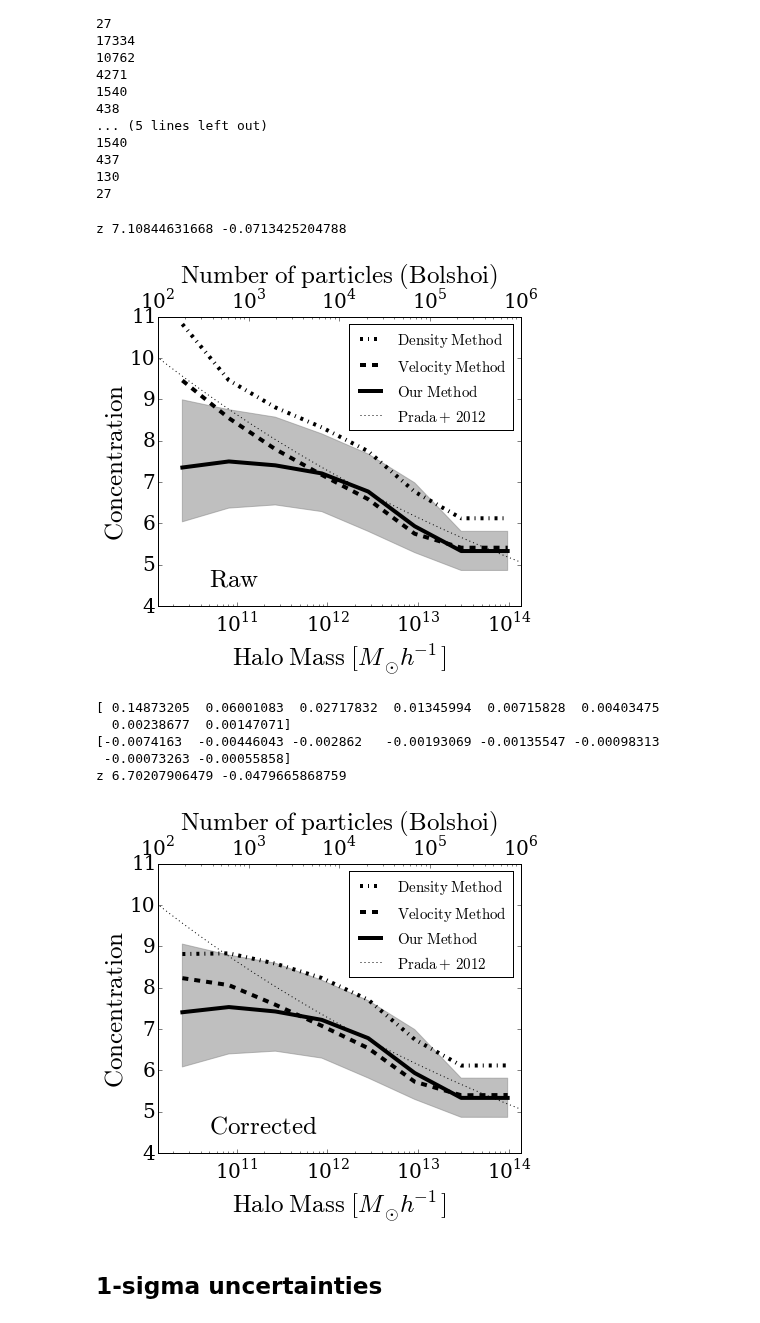
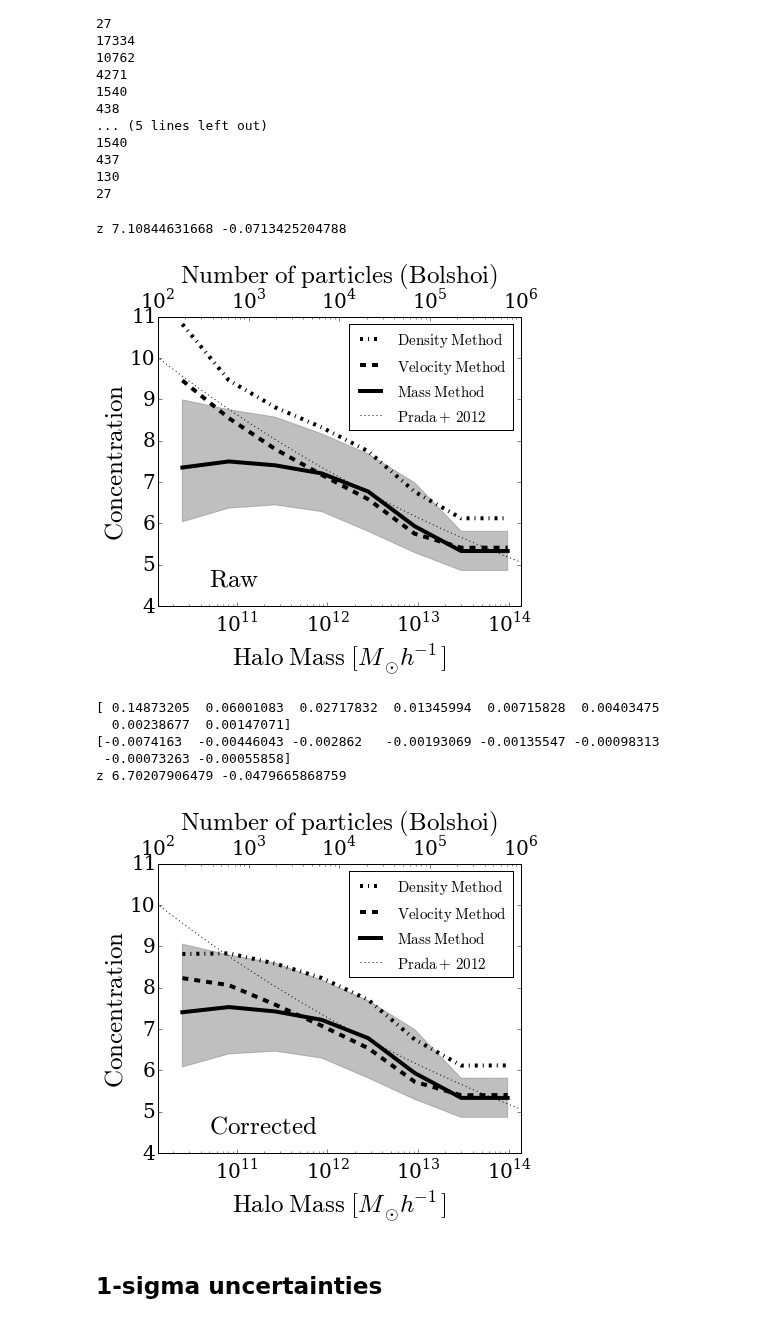
Before and after one commit to astroandes/MACH, a Jupyter notebook: plots/ComparisonPlots.ipynb, the cells around one changed output. Cells and saved outputs as stored; diff of their text form; code cells hidden in the pictures.

```diff
--- a/plots/ComparisonPlots.ipynb
+++ b/plots/ComparisonPlots.ipynb
@@ -376,7 +376,7 @@ enlarge_labels(ax,20)
 
 estilos = ['-.', '--', '-']
 colores = ['blue', 'green', 'red']
-origen = ['$\mathrm{Density\ Method}$','$\mathrm{Velocity\ Method}$','$\mathrm{Our\ Method}$']
+origen = ['$\mathrm{Density\ Method}$','$\mathrm{Velocity\ Method}$','$\mathrm{Mass\ Method}$']
 for i in range(3):
     ax.plot(10**mid_log_mass_interval,conc_median[:,i],'black',lw=4,linestyle=estilos[i], label=origen[i])
 
@@ -399,34 +399,34 @@ print "z", 10**z[1], z[0]
 
 #datos del fit
 # log_mass_range = np.linspace(10.0, 15.0, 100)
 # conc_theory = 10**z[1]*(10**log_mass_range/(1E12))**z[0]
 # ax.plot(10**log_mass_range, conc_theory,label='$\mathrm{nuestro}$')
 
 min_part = 1E2
 max_part = 1E6
 ax.legend(loc=1, borderaxespad=0.5, prop={'size':15})
 plt.xlim([min_part*bolshoi_particle_mass,max_part*bolshoi_particle_mass])
 #ax.plot(mid_log_mass_interval-np.log10(particle_mass),conc_median[:,0], lw=0)
 ax.set_ylim([4,10.0])
 #ax.set_yscale('log')
 
 ax2 = ax.twiny()
 enlarge_labels(ax2,20)
 
 plt.subplots_adjust(bottom=0.18, top=0.85)
 ax2.set_xscale('log')
 ax2.set_xlim([min_part,max_part])
 ax2.set_ylim([4,11.0])
 
 ax2.set_xlabel('$\mathrm{Number\ of\ particles\ (Bolshoi)}$',fontsize=25)
 ax.set_xscale('log')
 ax.set_xlabel('$\mathrm{Halo\ Mass}\ [M_{\odot} h^{-1}]$',fontsize=25)
 ax.set_ylabel('$\mathrm{Concentration}$',fontsize=25)
 ax.text(5E10, 4.5, r'$\mathrm{Raw}$', fontsize=25)
 plt.savefig('../paper/concentration_bolshoi.pdf', bbox_inches='tight')
 # %% [output]
 z 7.10844631668 -0.0713425204788
-[figure, old version]
+[figure, new version]
 # %%
 fig = plt.figure(figsize=(6.5,6.0))
 ax = plt.axes()
@@ -435,7 +435,7 @@ enlarge_labels(ax,20)
 
 estilos = ['-.', '--', '-']
 colores = ['blue', 'green', 'red']
-origen = ['$\mathrm{Density\ Method}$','$\mathrm{Velocity\ Method}$','$\mathrm{Our\ Method}$']
+origen = ['$\mathrm{Density\ Method}$','$\mathrm{Velocity\ Method}$','$\mathrm{Mass\ Method}$']
 
 min_i = 0
 mid_log_n_particle = mid_log_mass_interval - np.log10(bolshoi_particle_mass)
@@ -499,7 +499,7 @@ plt.savefig('../paper/concentration_bolshoi_corrected.pdf', bbox_inches='tight')
 [-0.0074163  -0.00446043 -0.002862   -0.00193069 -0.00135547 -0.00098313
  -0.00073263 -0.00055858]
 z 6.70207906479 -0.0479665868759
-[figure, old version]
+[figure, new version]
 # %% [markdown]
 ## 1-sigma uncertainties
 # %%
```
Also changed, not shown: parts of 2 cells of this notebook.
